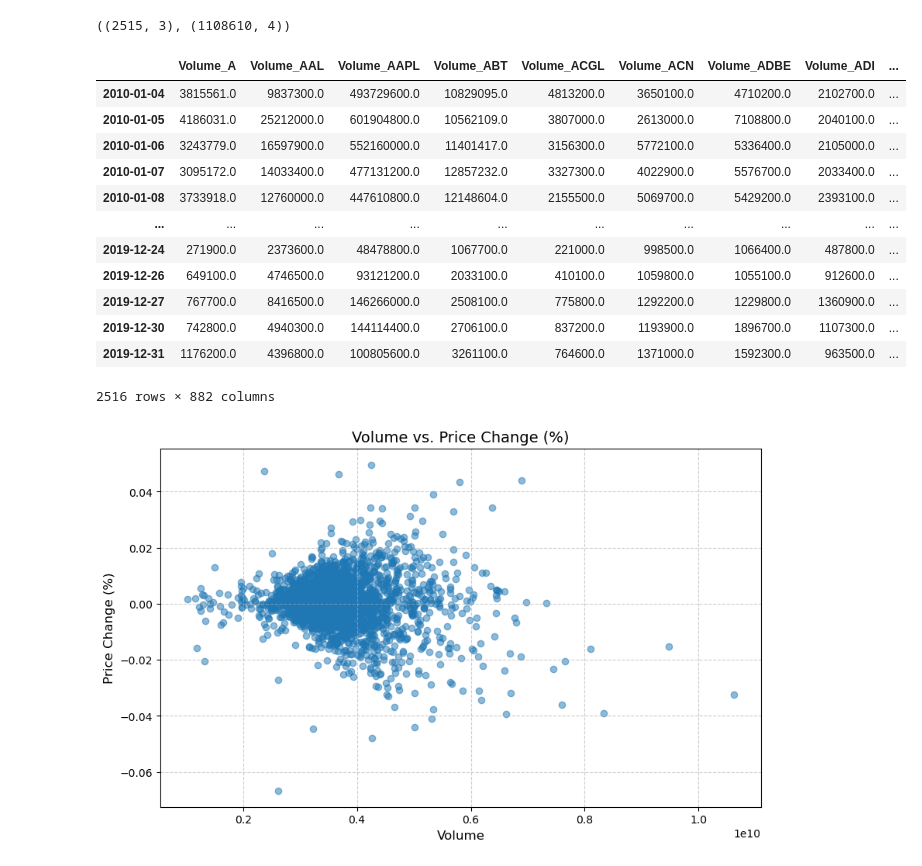
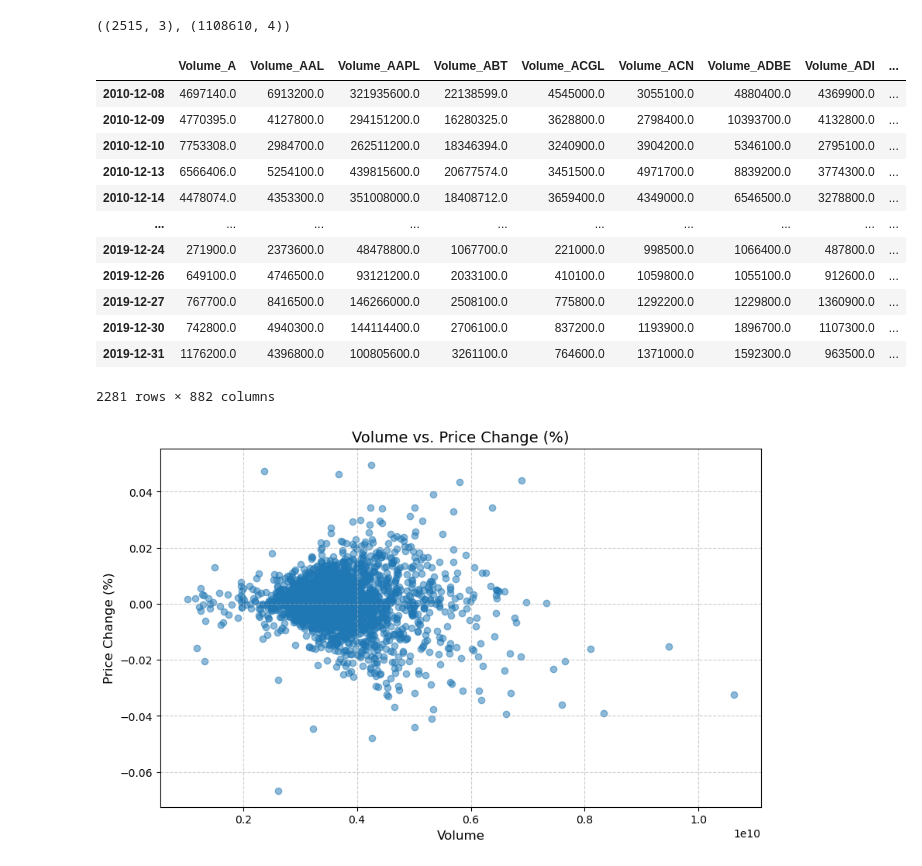
Before and after one commit to mehmeterenozgun/volume-based, a Jupyter notebook: volume.ipynb, the cells around one changed output. Saved outputs shown, nothing was run; the diff lists cells and outputs as text; code cells hidden in the pictures.

```diff
--- a/volume.ipynb
+++ b/volume.ipynb
@@ -233,38 +216,38 @@ index_data.shape, clean_data.shape
 # %%
 ticker_data = clean_data.pivot(index='Date', columns='Ticker', values=[' Volume', 'Price_Change'])
 
 ticker_data.columns = ['_'.join(col).strip() for col in ticker_data.columns.values]
 
 ticker_data = ticker_data.reset_index()
 
 ticker_data['Date'] = pd.to_datetime(ticker_data['Date'], errors='coerce')  # Handle malformed dates gracefully
 
 
 ticker_data = ticker_data.set_index('Date')
 ticker_data.head(2)
 
 ticker_data = ticker_data[~ticker_data.index.isna()]
 
 ticker_data.to_csv("ticker_data.csv")
 
 ticker_data.index = pd.to_datetime(ticker_data.index, utc=True)
 ticker_data.index = ticker_data.index.date
-
+ticker_data.dropna(how='any', inplace=True)
 ticker_data
 # %% [output]
 |  | Volume_A | Volume_AAL | Volume_AAPL | Volume_ABT | Volume_ACGL | Volume_ACN | Volume_ADBE | Volume_ADI | ... |
-| 2010-01-04 | 3815561.0 | 9837300.0 | 493729600.0 | 10829095.0 | 4813200.0 | 3650100.0 | 4710200.0 | 2102700.0 | ... |
-| 2010-01-05 | 4186031.0 | 25212000.0 | 601904800.0 | 10562109.0 | 3807000.0 | 2613000.0 | 7108800.0 | 2040100.0 | ... |
-| 2010-01-06 | 3243779.0 | 16597900.0 | 552160000.0 | 11401417.0 | 3156300.0 | 5772100.0 | 5336400.0 | 2105000.0 | ... |
-| 2010-01-07 | 3095172.0 | 14033400.0 | 477131200.0 | 12857232.0 | 3327300.0 | 4022900.0 | 5576700.0 | 2033400.0 | ... |
-| 2010-01-08 | 3733918.0 | 12760000.0 | 447610800.0 | 12148604.0 | 2155500.0 | 5069700.0 | 5429200.0 | 2393100.0 | ... |
+| 2010-12-08 | 4697140.0 | 6913200.0 | 321935600.0 | 22138599.0 | 4545000.0 | 3055100.0 | 4880400.0 | 4369900.0 | ... |
+| 2010-12-09 | 4770395.0 | 4127800.0 | 294151200.0 | 16280325.0 | 3628800.0 | 2798400.0 | 10393700.0 | 4132800.0 | ... |
+| 2010-12-10 | 7753308.0 | 2984700.0 | 262511200.0 | 18346394.0 | 3240900.0 | 3904200.0 | 5346100.0 | 2795100.0 | ... |
+| 2010-12-13 | 6566406.0 | 5254100.0 | 439815600.0 | 20677574.0 | 3451500.0 | 4971700.0 | 8839200.0 | 3774300.0 | ... |
+| 2010-12-14 | 4478074.0 | 4353300.0 | 351008000.0 | 18408712.0 | 3659400.0 | 4349000.0 | 6546500.0 | 3278800.0 | ... |
 | ... | ... | ... | ... | ... | ... | ... | ... | ... | ... |
 | 2019-12-24 | 271900.0 | 2373600.0 | 48478800.0 | 1067700.0 | 221000.0 | 998500.0 | 1066400.0 | 487800.0 | ... |
 | 2019-12-26 | 649100.0 | 4746500.0 | 93121200.0 | 2033100.0 | 410100.0 | 1059800.0 | 1055100.0 | 912600.0 | ... |
 | 2019-12-27 | 767700.0 | 8416500.0 | 146266000.0 | 2508100.0 | 775800.0 | 1292200.0 | 1229800.0 | 1360900.0 | ... |
 | 2019-12-30 | 742800.0 | 4940300.0 | 144114400.0 | 2706100.0 | 837200.0 | 1193900.0 | 1896700.0 | 1107300.0 | ... |
 | 2019-12-31 | 1176200.0 | 4396800.0 | 100805600.0 | 3261100.0 | 764600.0 | 1371000.0 | 1592300.0 | 963500.0 | ... |
-2516 rows × 882 columns
+2281 rows × 882 columns
 # %%
 import matplotlib.pyplot as plt
 
```
Also changed, not shown: parts of 7 cells of this notebook.
